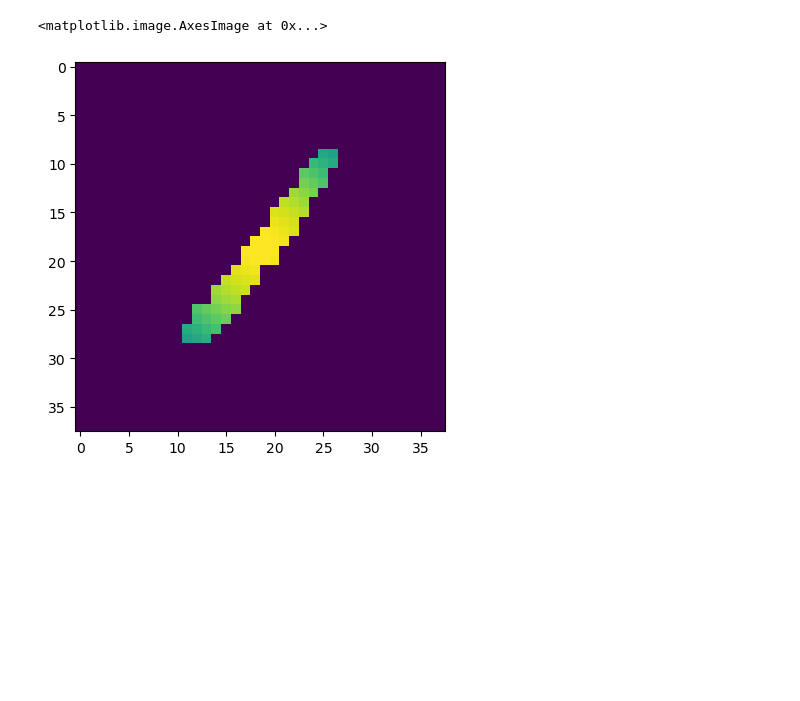
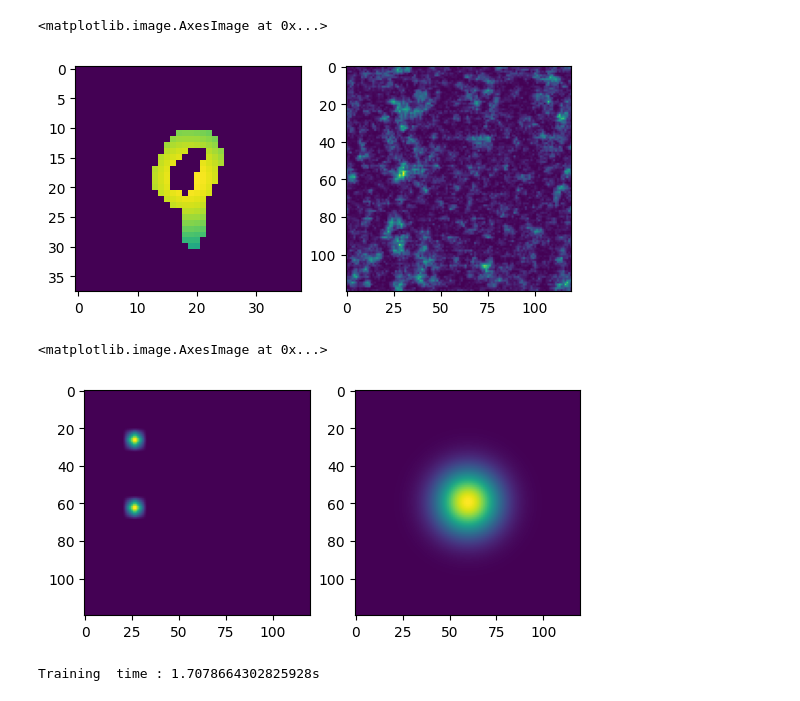
Before and after one commit to ASkalli/ONN_SLM, a Jupyter notebook: Test_linear_ONN.ipynb, the cells around one changed output. Cells and saved outputs as stored; diff of their text form; code cells hidden in the pictures; blank space fills up the shorter version.

Commit message:
Simple beam steering working with backprop

```diff
--- a/Test_linear_ONN.ipynb
+++ b/Test_linear_ONN.ipynb
@@ -34,5 +35,5 @@ plt.colorbar(label='Amplitude')
 # %%
-ONN = Lin_ONN(SLM_size=100)
+ONN = Lin_ONN(SLM_size=120)
 
 device = torch.device('cuda' if torch.cuda.is_available() else 'cpu')
 
@@ -66,5 +62,27 @@ plt.imshow(np.squeeze(Y_cpu[0,:,:]))
-# %%
-plt.imshow(np.squeeze(X_cpu[0,:,:]))
-# %% [output]
-<matplotlib.image.AxesImage at 0x...>
-[figure, removed]
+# %%
+plt.subplot(1,2,1)
+plt.imshow(np.squeeze(X_cpu[0,:,:]))
+plt.subplot(1,2,2)
+plt.imshow(np.squeeze(Y_cpu[0,:,:]))
+# %% [output]
+<matplotlib.image.AxesImage at 0x...>
+[figure, added]
+# %%
+#generate a target image
+
+image_t = torch.zeros((20,20))
+image_t[4,4] = 1
+image_t[10,4] = 1
+
+image_t = image_t.unsqueeze(0).unsqueeze(0)
+image_t = F.interpolate(image_t, size=(120, 120), mode='bilinear', align_corners=False)
+
+Gaussian_beam = gaussian_beam(image_t.shape[-1])
+
+plt.subplot(1,2,1)
+plt.imshow(image_t.squeeze().detach().cpu().numpy())
+plt.subplot(1,2,2)
+plt.imshow(Gaussian_beam.squeeze().detach().cpu().numpy())
+# %% [output]
+<matplotlib.image.AxesImage at 0x...>
+[figure, added]
@@ -70,0 +96,42 @@ plt.imshow(np.squeeze(X_cpu[0,:,:]))
+# %%
+ONN = Lin_ONN(SLM_size=120)
+
+device = torch.device('cuda' if torch.cuda.is_available() else 'cpu')
+
+loss = nn.MSELoss()
+optimizer = torch.optim.Adam(params=ONN.parameters(), lr=0.1)
+
+epochs = 1000
+error_vec = []
+
+ONN.to(device)
+start_time = time.time()
+for epoch in range(epochs):
+    for i, (inputs, labels) in enumerate(train_loader_BS):
+
+        inputs = inputs.to(device)
+        labels = labels.to(device)
+
+        # Zero the gradients at the start of each iteration
+        optimizer.zero_grad()
+
+        # Forward pass
+        pred = ONN(inputs)
+
+        # Compute loss
+        error = loss(pred, labels)
+
+        # Backward pass to compute gradients
+        error.backward()
+
+        # Perform optimization step
+        optimizer.step()
+
+        # Append scalar value of error to error_vec
+        error_vec.append(error.item())
+
+end_time = time.time()
+print(f'Training  time : {end_time - start_time}s')
+    #print(f'{epoch + 1}/{epochs} : Current loss = {error.item()}')
+# %% [output]
+Training  time : 1.7078664302825928s
```
Also changed, not shown: parts of 8 cells of this notebook, 3 other files.
